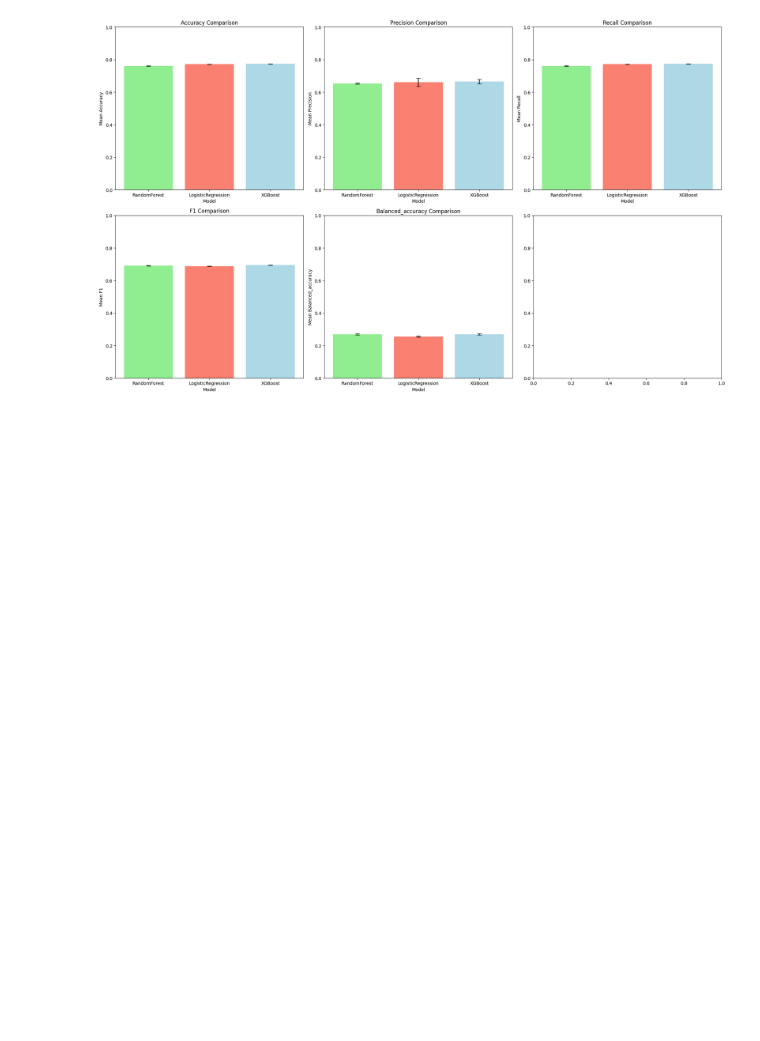
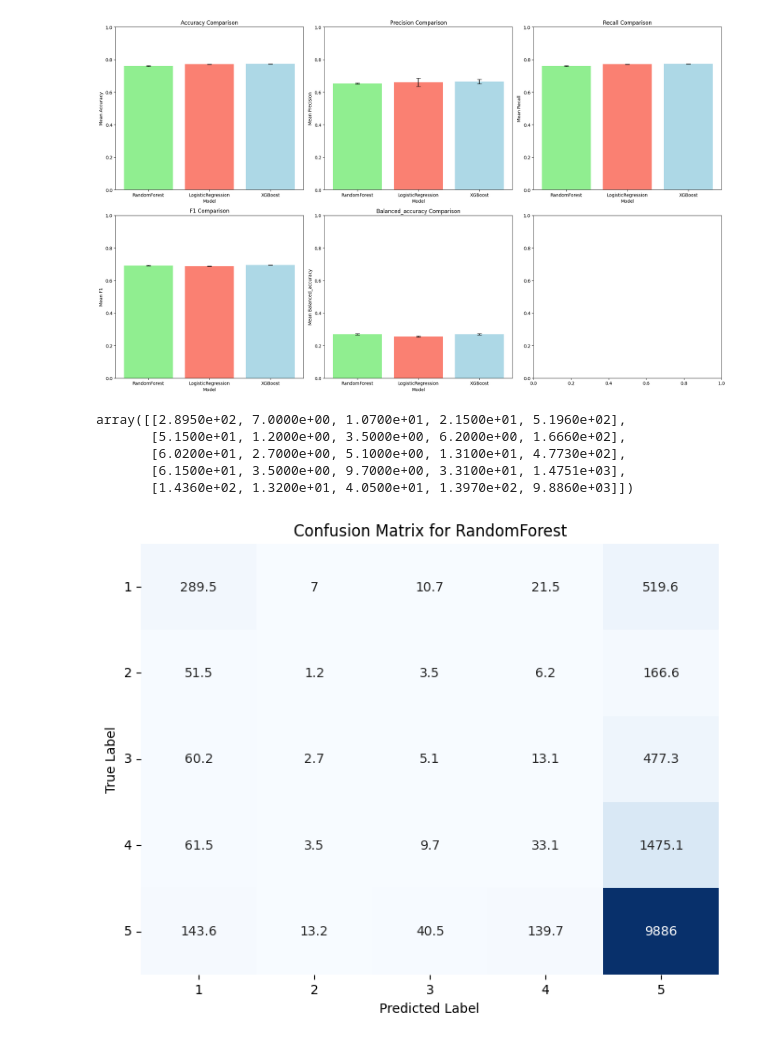
Before and after one commit to Silvano315/NLP-for-ChatGPT-Reviews, a Jupyter notebook: ML_prediction.ipynb, the cells around one changed output. Drawn from its saved outputs; the diff is of its cells as text; code cells hidden in the pictures; blank space fills up the shorter version.

```diff
--- a/ML_prediction.ipynb
+++ b/ML_prediction.ipynb
@@ -190,3 +190,21 @@ Balanced_accuracy - Mean: 0.2691, Std: 0.0032
 plot_model_metrics(model_metrics, models, metrics)
 # %% [output]
 [figure]
+# %%
+np.mean(model_metrics['RandomForest']['confusion_matrix'], axis=0)
+# %% [output]
+array([[2.8950e+02, 7.0000e+00, 1.0700e+01, 2.1500e+01, 5.1960e+02],
+       [5.1500e+01, 1.2000e+00, 3.5000e+00, 6.2000e+00, 1.6660e+02],
+       [6.0200e+01, 2.7000e+00, 5.1000e+00, 1.3100e+01, 4.7730e+02],
+       [6.1500e+01, 3.5000e+00, 9.7000e+00, 3.3100e+01, 1.4751e+03],
+       [1.4360e+02, 1.3200e+01, 4.0500e+01, 1.3970e+02, 9.8860e+03]])
+# %%
+# Plot confusion matrix with mean values for a chosen model
+
+chosen_model = 'RandomForest'
+
+conf_matrix = np.mean(model_metrics[chosen_model]['confusion_matrix'], axis=0)
+
+plot_confusion_matrix(conf_matrix, model_name = chosen_model)
+# %% [output]
+[figure, added]
```
Also changed, not shown: parts of 1 cell of this notebook, 1 other file.
